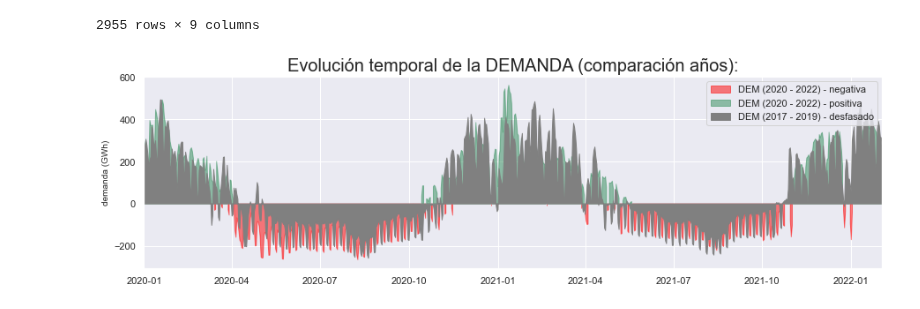
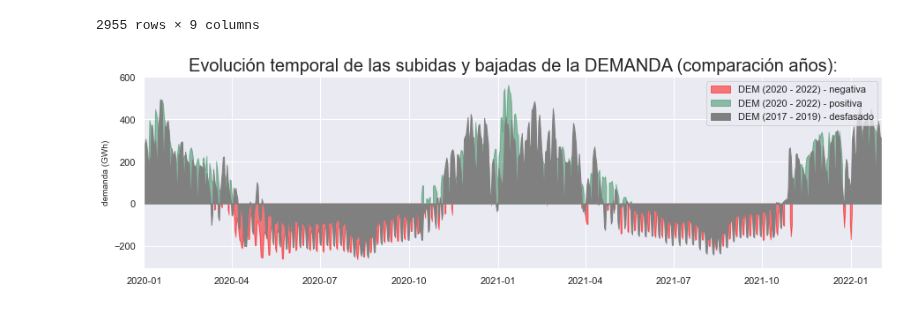
Before and after one commit to SeroviICAI/TRABAJO-1-ESTADISTICA-DESCRIPTIVA, a Jupyter notebook: notebooks/demanda_202122.ipynb, the cells around one changed output. Drawn from its saved outputs; the diff is of its cells as text; code cells hidden in the pictures.

```diff
--- a/notebooks/demanda_202122.ipynb
+++ b/notebooks/demanda_202122.ipynb
@@ -244,24 +244,24 @@ bdataframe_171819
 # %%
 sns.axes_style("darkgrid")
 fig = plt.figure(2, figsize=(15, 4))
 
 # Demanda 2020 - 2022
 plt.fill_between(cdataframe_202122['FECHA'], cdataframe_202122['DEM'], where=cdataframe_202122['DEM']<0,
                 color = 'red', label = 'DEM (2020 - 2022) - negativa', alpha = 0.5)
 
 plt.fill_between(cdataframe_202122['FECHA'], cdataframe_202122['DEM'], where=cdataframe_202122['DEM']>0,
                 color = 'seagreen', label = 'DEM (2020 - 2022) - positiva', alpha = 0.5)
 
 # Demanda 2017 - 2019
 plt.fill_between(bdataframe_171819['FECHA'], bdataframe_171819['DEM'], where=bdataframe_171819['DEM'],
                 color = 'gray', label = 'DEM (2017 - 2019) - desfasado')
 
-plt.title("Evolución temporal de la DEMANDA (comparación años):", fontsize = 20)
+plt.title("Evolución temporal de las subidas y bajadas de la DEMANDA (comparación años):", fontsize = 20)
 plt.xlim([datetime.date(2020, 1, 1), datetime.date(2022, 2, 2)])
 plt.ylabel("demanda (GWh)", fontsize = 10)
 plt.legend()
 
 plt.savefig('../reports/figures/Evolución temporal variaciones de DEMANDA (comparativa 2).png', bbox_inches='tight')
 plt.show()
 # %% [output]
-[figure, old version]
+[figure, new version]
```
Also changed, not shown: parts of 2 cells of this notebook, 1 other file.
